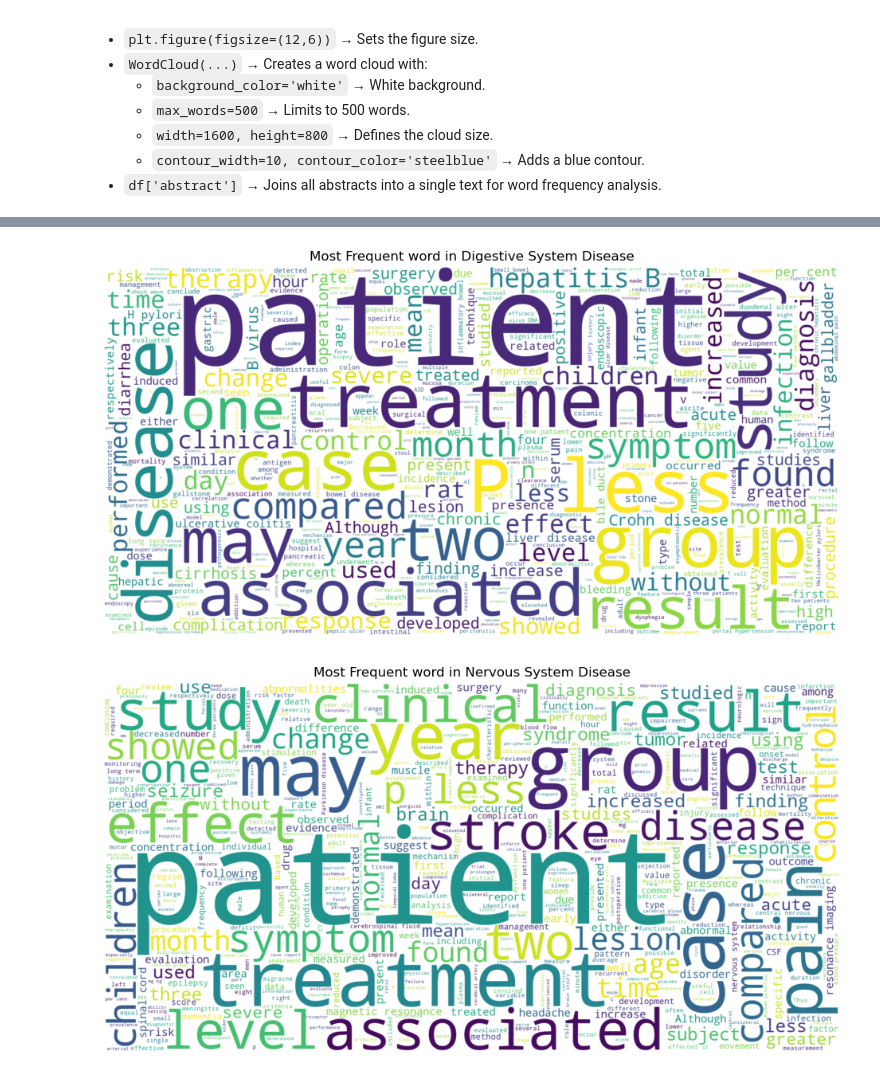
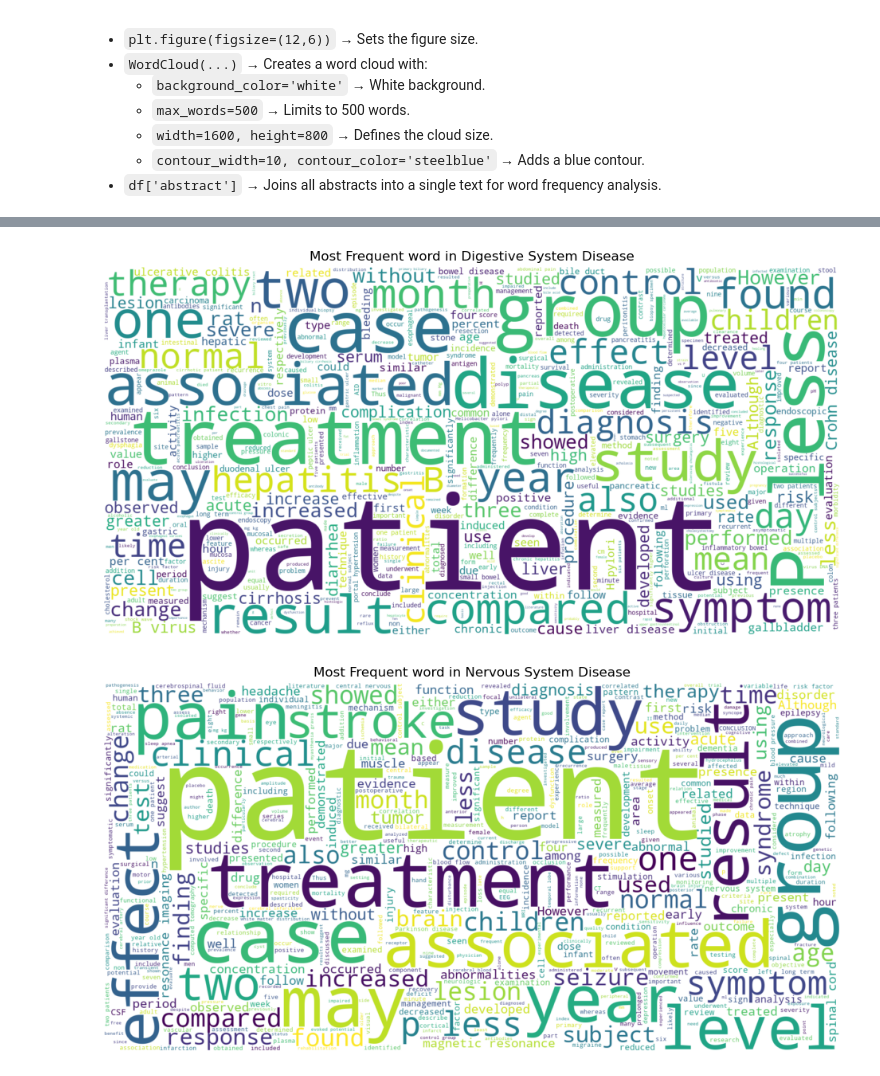
Before and after one commit to vitomarcorubino/MedicalTextNLP, a Jupyter notebook: medicalTextNLP.ipynb, the cells around one changed output, grey strips where cells are left out. Cells and saved outputs as stored; diff of their text form; code cells hidden in the pictures.

```diff
--- a/medicalTextNLP.ipynb
+++ b/medicalTextNLP.ipynb
@@ -1458,19 +1456,19 @@ plt.imshow(wc, interpolation='bilinear');
 # %%
 plt.figure(figsize=(12,6))
 plt.title('Most Frequent word in Digestive System Disease')
-wc = WordCloud(background_color='white', max_words = 500, width=1600, height=800, contour_width=10,contour_color='steelblue').generate(" ".join(df[df['condition'] == 'digestive system disease']['abstract']))
+wc = WordCloud(background_color='white', max_words = 500, width=1600, height=800, contour_width=10, contour_color='steelblue', stopwords = stopwords).generate(" ".join(df[df['condition'] == 'digestive system disease']['abstract']))
 plt.axis(False)
 plt.imshow(wc, interpolation='bilinear');
 # %% [output]
-[figure, old version]
+[figure, new version]
 # %%
 plt.figure(figsize=(12,6))
 plt.title('Most Frequent word in Nervous System Disease')
-wc = WordCloud(background_color='white', max_words = 500, width=1600, height=800, contour_width=10, contour_color='steelblue').generate(" ".join(df[df['condition'] == 'nervous system disease']['abstract']))
+wc = WordCloud(background_color='white', max_words = 500, width=1600, height=800, contour_width=10, contour_color='steelblue', stopwords = stopwords).generate(" ".join(df[df['condition'] == 'nervous system disease']['abstract']))
 plt.axis(False)
 plt.imshow(wc, interpolation='bilinear');
 # %% [output]
-[figure, old version]
+[figure, new version]
 # %%
 plt.figure(figsize=(12,6))
 plt.title('Most Frequent word in Cardiovascular Disease')
```
Also changed, not shown: parts of 6 cells of this notebook, 1 other file.
